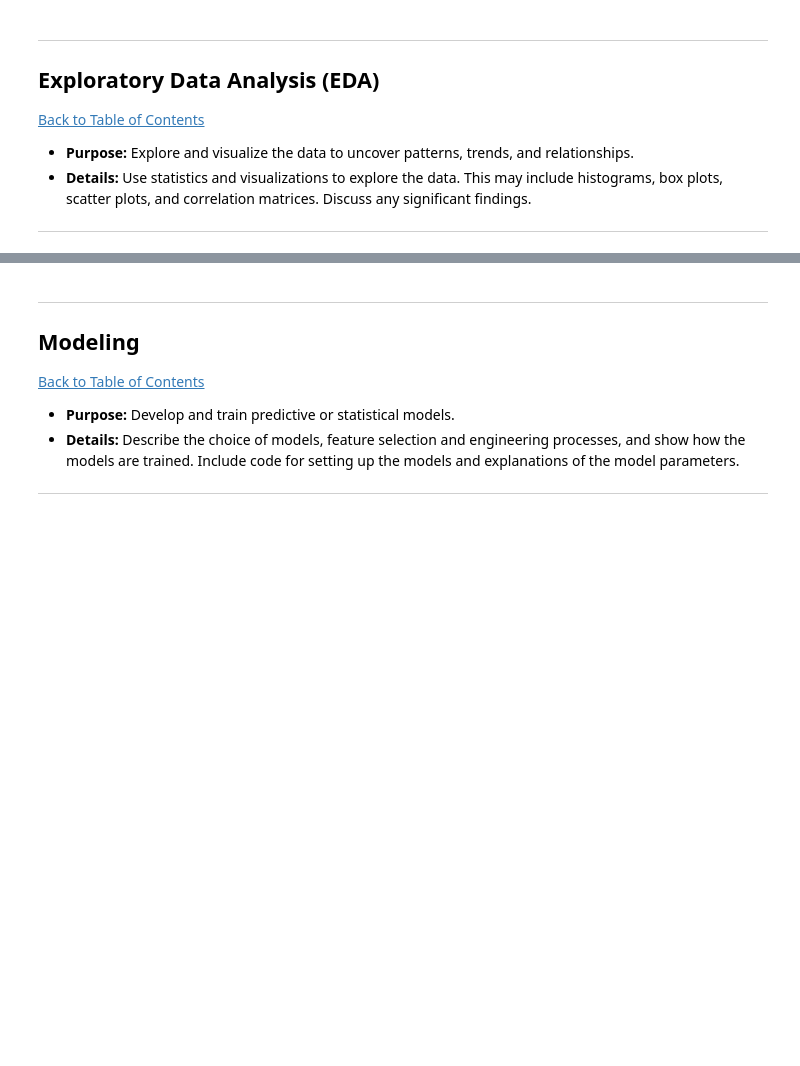
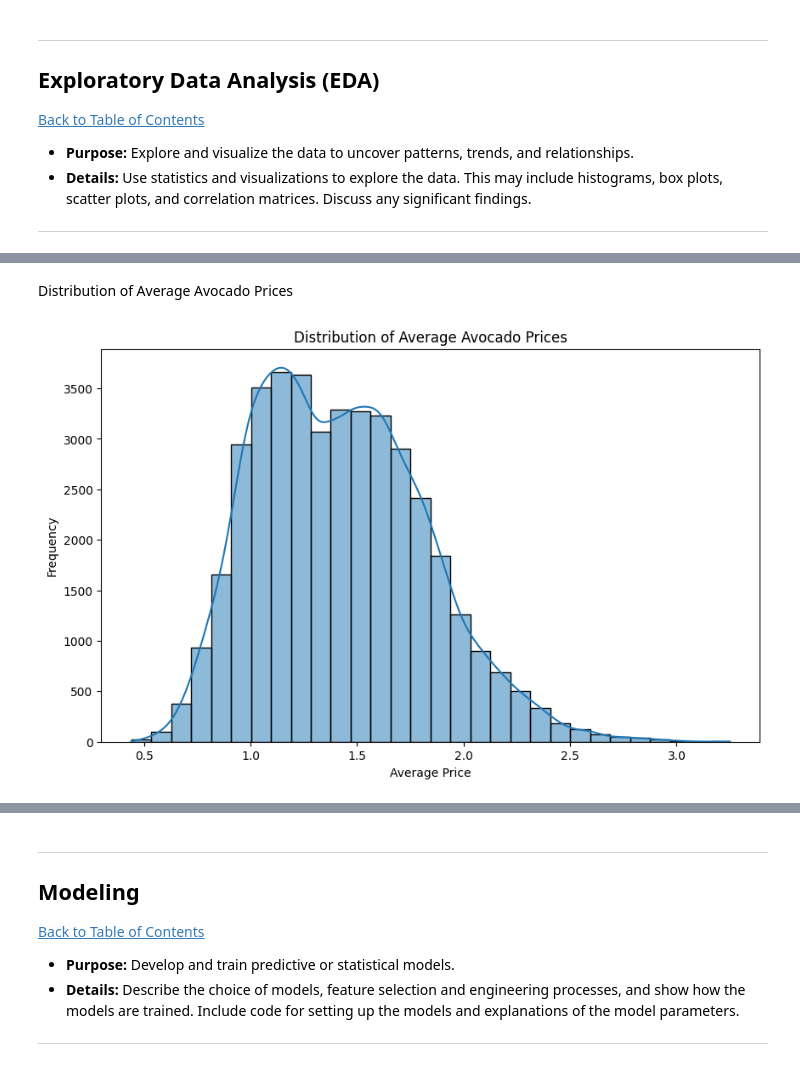
Before and after one commit to obedmabowa/My_Capstone_Project, a Jupyter notebook: Report.ipynb, the cells around one changed output, grey strips where cells are left out. Cells and saved outputs as stored; diff of their text form; code cells hidden in the pictures; blank space fills up the shorter version.

```diff
--- a/Report.ipynb
+++ b/Report.ipynb
@@ -236,8 +236,8 @@ This project seeks to build a robust forecasting model that will enable more pre
 * **Details:** Show the code used to load the data and display the first few rows to give a sense of what the raw data looks like.
 ---
 # %%
-data = pd.read_csv('Avocado_Prices_Data.csv')
-data.head(5)
+avocado_data = pd.read_csv('Avocado_Prices_Data.csv')
+avocado_data.head(5)
 # %% [output]
 |  | Date | AveragePrice | TotalVolume | plu4046 | plu4225 | plu4770 | TotalBags | SmallBags | LargeBags | ... |
 | 0 | 2015-01-04 | 1.22 | 40873.28 | 2819.50 | 28287.42 | 49.90 | 9716.46 | 9186.93 | 529.53 | ... |
@@ -307,10 +307,10 @@ print("Shape of the Avocado prices data:", rows_before)
 Shape of the Avocado prices data: (53415, 12)
 # %%
 # Remove rows with any missing values
-df_cleaned = data.dropna()
+cleaned_avocado_data = avocado_data.dropna()
 
 # Check the result
-print("Number of rows after removing missing values:", df_cleaned.shape)
+print("Number of rows after removing missing values:", cleaned_avocado_data.shape)
 # %% [output]
 Number of rows after removing missing values: (41025, 12)
 # %% [markdown]
@@ -326,0 +352,11 @@ Number of rows after removing missing values: (41025, 12)
+# %% [markdown]
+Distribution of Average Avocado Prices
+# %%
+plt.figure(figsize=(10,6))
+sns.histplot(cleaned_avocado_data['AveragePrice'], kde=True, bins=30)
+plt.title('Distribution of Average Avocado Prices')
+plt.xlabel('Average Price')
+plt.ylabel('Frequency')
+plt.show()
+# %% [output]
+[figure, added]
```
Also changed, not shown: parts of 26 cells of this notebook.
